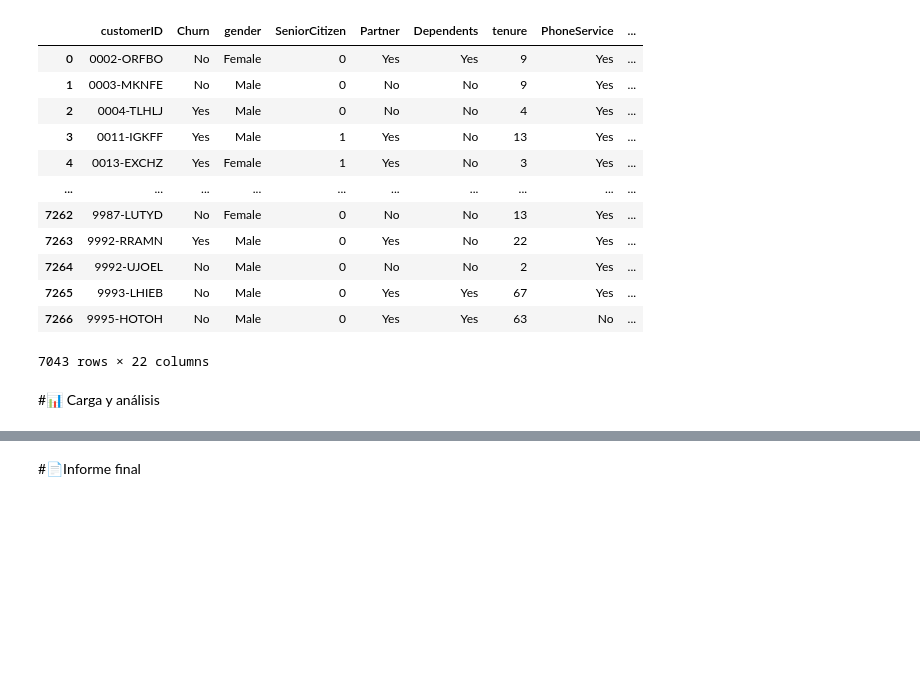
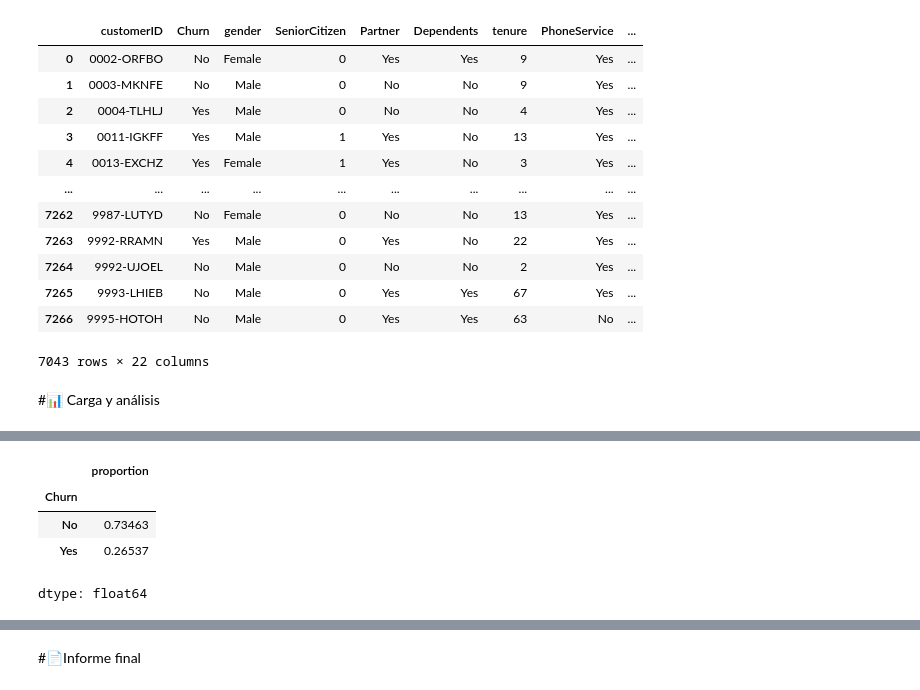
Before and after one commit to RaRamos2025/Challenge-TelecomX_LATAM, a Jupyter notebook: TelecomX_LATAM.ipynb, the cells around one changed output, grey strips where cells are left out. Cells and saved outputs as stored; diff of their text form; code cells hidden in the pictures; blank space fills up the shorter version.

```diff
--- a/TelecomX_LATAM.ipynb
+++ b/TelecomX_LATAM.ipynb
@@ -311,0 +327,9 @@ df_normalizado
+# %%
+#Proporción de cancelaciones de servicios
+df_normalizado["Churn"].value_counts(normalize=True)
+# %% [output]
+|  | proportion |
+| Churn |  |
+| No | 0.73463 |
+| Yes | 0.26537 |
+dtype: float64
```
Also changed, not shown: parts of 6 cells of this notebook.
